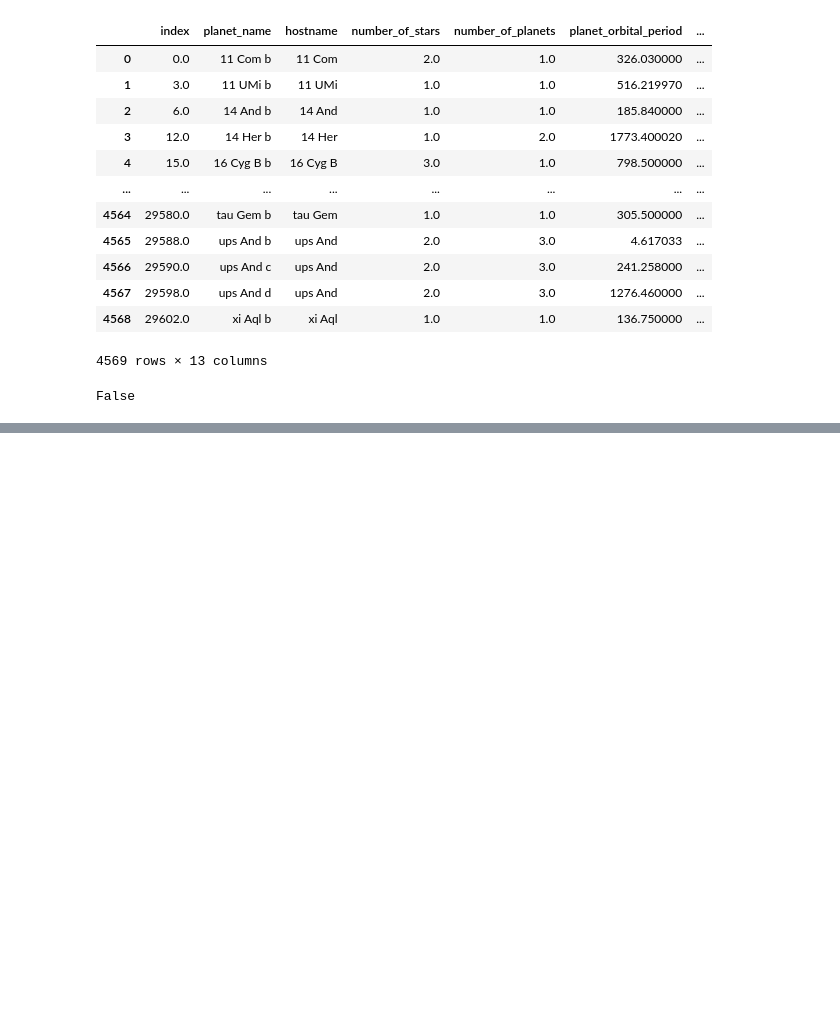
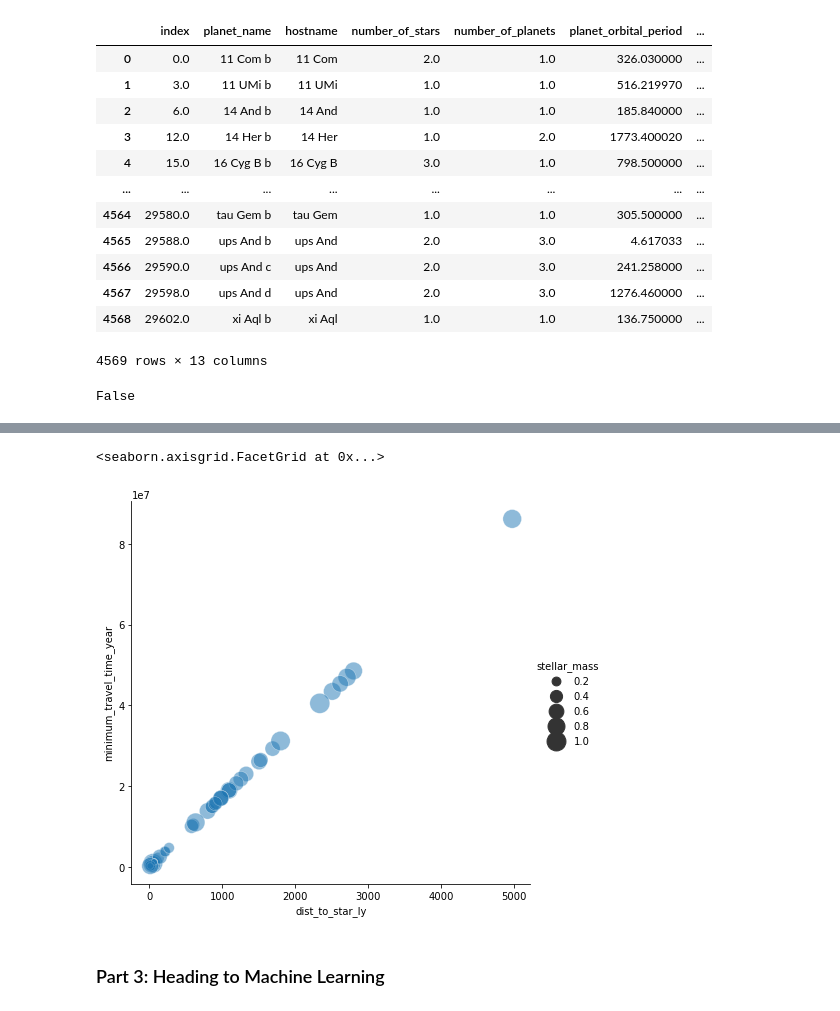
Before and after one commit to prkhrv/Understanding-Exoplanets-with-Data-Science, a Jupyter notebook: Understanding Exoplanets with Data Science.ipynb, the cells around one changed output, grey strips where cells are left out. Drawn from its saved outputs; the diff is of its cells as text; code cells hidden in the pictures; blank space fills up the shorter version.

```diff
--- a/Understanding Exoplanets with Data Science.ipynb
+++ b/Understanding Exoplanets with Data Science.ipynb
@@ -203,0 +289,16 @@ False
+# %%
+planets_c = df[['system_distance', 'habitable', 'stellar_mass']]
+planets_c.drop(planets_c[planets_c.habitable != 1].index, inplace=True)
+# %%
+
+
+planets_c['dist_to_star_ly'] = planets_c['system_distance'] * 3.26
+"""
+The Voyager 1 spacecraft is on an interstellar mission. It is traveling away from the Sun at a rate of 17.3 km/s. It means
+62280 km/h.
+1 light year = 9.4605284 × 10^12 kilometers
+1 year = 8760 hours
+1 speed of light = 1079252848.8 km/h
+"""
+planets_c['minimum_travel_time_year'] = (((planets_c['dist_to_star_ly'] * 9.461e12) / 62280) / 8760)
+planets_c.head()
@@ -203,0 +312,9 @@ False
+# %%
+sns.relplot(x="dist_to_star_ly", y="minimum_travel_time_year", size="stellar_mass",
+            sizes=(40, 400), alpha=.5, palette="muted",
+            height=6, data=planets_c)
+# %% [output]
+<seaborn.axisgrid.FacetGrid at 0x...>
+[figure, added]
+# %% [markdown]
+### Part 3: Heading to Machine Learning
```
Also changed, not shown: parts of 53 cells of this notebook, 2 other files.
